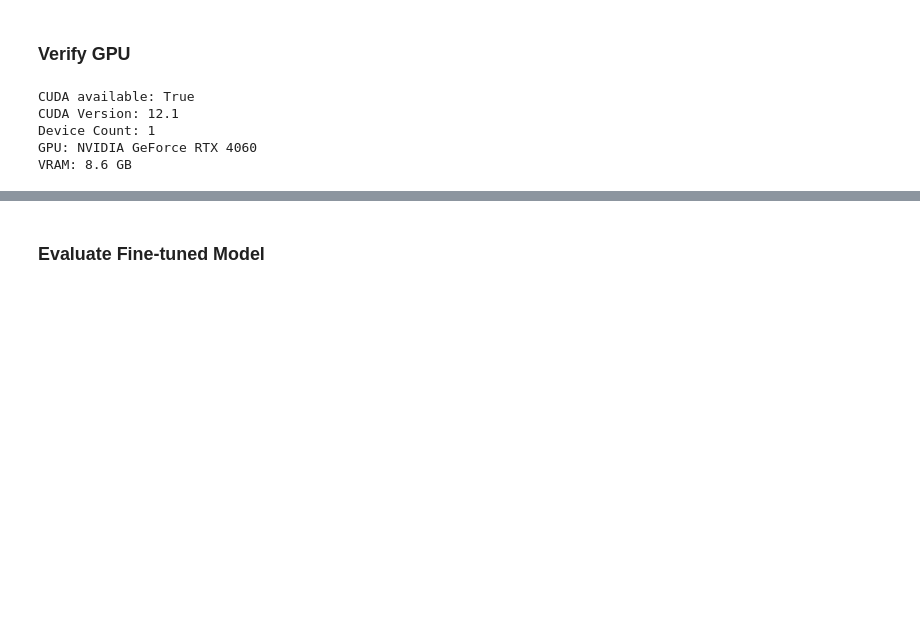
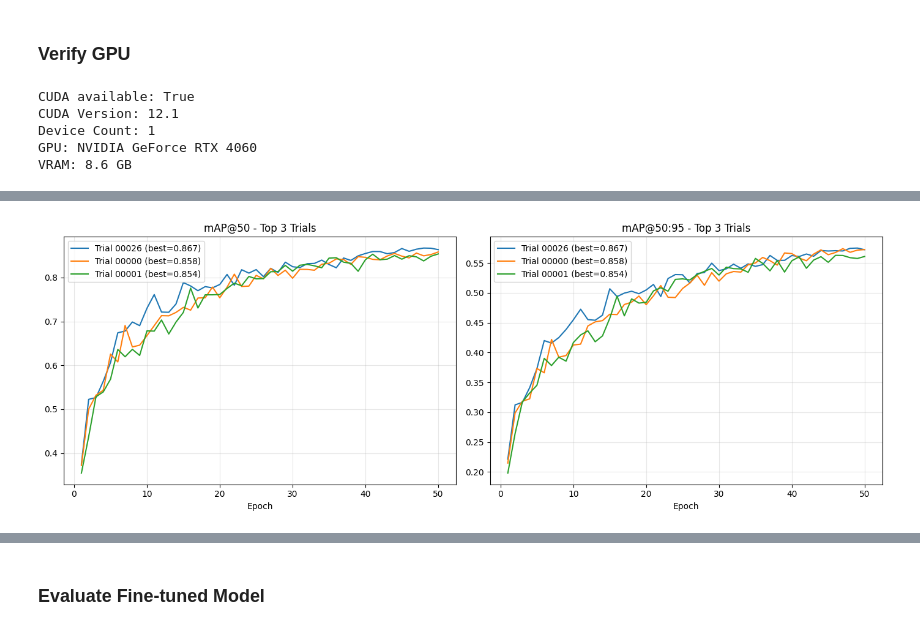
Before and after one commit to apambalik/Vehicle-Detection-at-R-R-, a Jupyter notebook: notebooks/finetune_yolo26.ipynb, the cells around one changed output, grey strips where cells are left out. Saved outputs shown, nothing was run; the diff lists cells and outputs as text; code cells hidden in the pictures; blank space fills up the shorter version.

```diff
--- a/notebooks/finetune_yolo26.ipynb
+++ b/notebooks/finetune_yolo26.ipynb
@@ -73,0 +240,33 @@ VRAM: 8.6 GB
+# %%
+fig, axes = plt.subplots(1, 2, figsize=(14, 5))
+
+# Get all trials sorted by mAP@50
+all_trials = analysis.trial_dataframes  # dict: trial_dir -> DataFrame
+
+# Get top 3 trial logdirs
+df_all = analysis.dataframe(metric="metrics/mAP50(B)", mode="max")
+top3_logdirs = df_all.sort_values("metrics/mAP50(B)", ascending=False).head(3)["logdir"].values
+
+for logdir in top3_logdirs:
+    trial_df = all_trials[logdir]
+    trial_id = logdir.split("_")[-1]  # e.g. "00005"
+    best_map = trial_df["metrics/mAP50(B)"].max()
+    label = f"Trial {trial_id} (best={best_map:.3f})"
+
+    axes[0].plot(trial_df["training_iteration"], trial_df["metrics/mAP50(B)"], label=label)
+    axes[1].plot(trial_df["training_iteration"], trial_df["metrics/mAP50-95(B)"], label=label)
+
+axes[0].set_title("mAP@50 - Top 3 Trials")
+axes[0].set_xlabel("Epoch")
+axes[0].legend()
+axes[0].grid(True, alpha=0.3)
+
+axes[1].set_title("mAP@50:95 - Top 3 Trials")
+axes[1].set_xlabel("Epoch")
+axes[1].legend()
+axes[1].grid(True, alpha=0.3)
+
+plt.tight_layout()
+plt.show()
+# %% [output]
+[figure, added]
```
Also changed, not shown: parts of 14 cells of this notebook.
